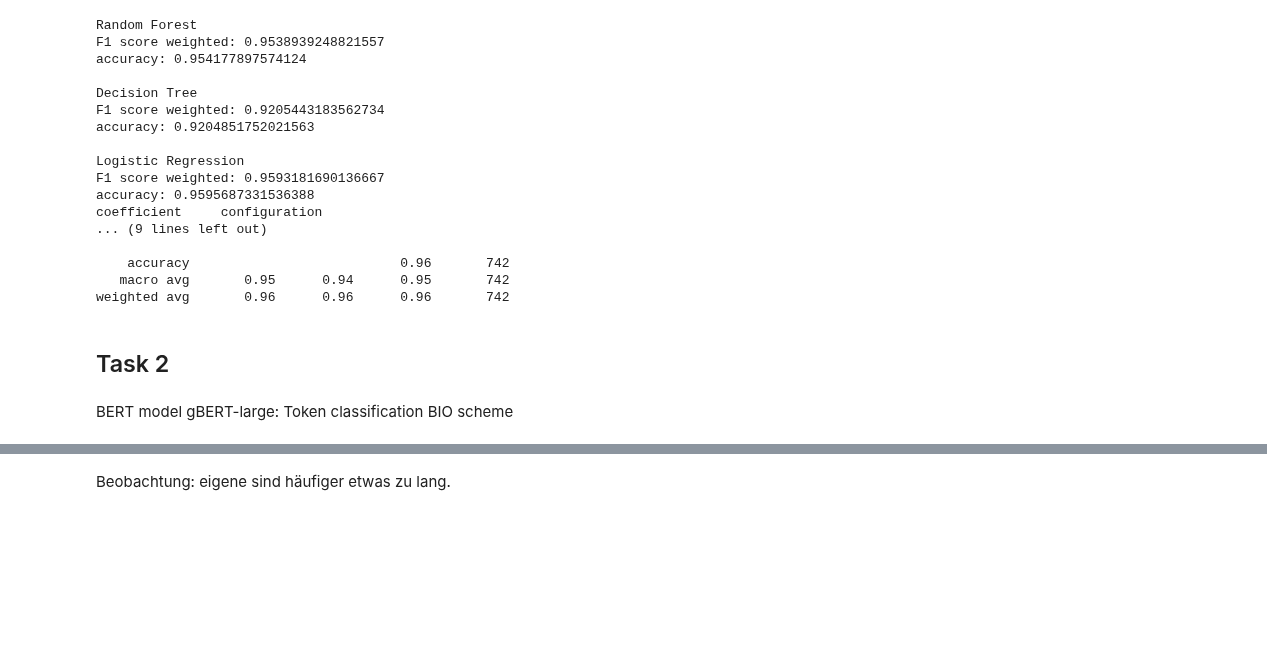
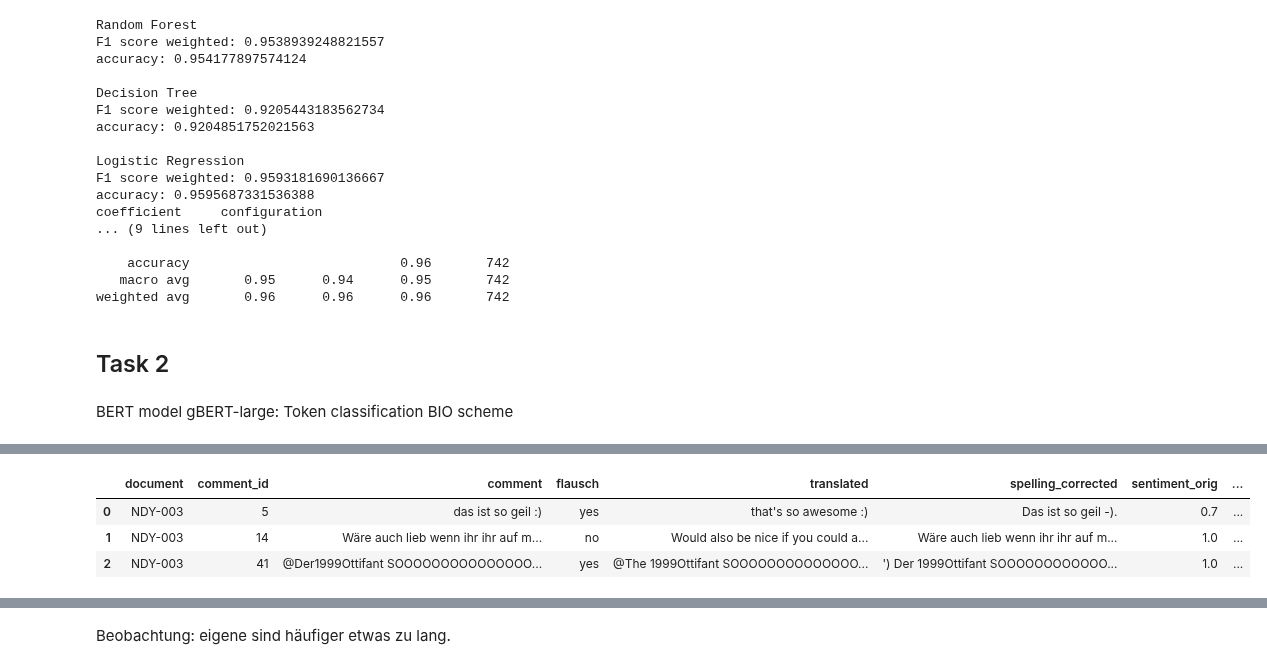
Before and after one commit to WiebkePetersen/GermevalFlausch, a Jupyter notebook: evaluation.ipynb, the cells around one changed output, grey strips where cells are left out. Drawn from its saved outputs; the diff is of its cells as text; code cells hidden in the pictures; blank space fills up the shorter version.

```diff
--- a/evaluation.ipynb
+++ b/evaluation.ipynb
@@ -618,4 +618,11 @@ def output_task2(df):
 df = pd.DataFrame(prediction_dataset)
 out_task2 = output_task2(df)
 make_submission_task2(out_task2, "test_submission_task2_gbert")
+# %%
+df.head(3)
+# %% [output]
+|  | document | comment_id | comment | flausch | translated | spelling_corrected | sentiment_orig | ... |
+| 0 | NDY-003 | 5 | das ist so geil :) | yes | that's so awesome :) | Das ist so geil -). | 0.7 | ... |
+| 1 | NDY-003 | 14 | Wäre auch lieb wenn ihr ihr auf m... | no | Would also be nice if you could a... | Wäre auch lieb wenn ihr ihr auf m... | 1.0 | ... |
+| 2 | NDY-003 | 41 | @Der1999Ottifant SOOOOOOOOOOOOOOO... | yes | @The 1999Ottifant SOOOOOOOOOOOOOO... | ') Der 1999Ottifant SOOOOOOOOOOOO... | 1.0 | ... |
 # %%
```
Also changed, not shown: parts of 14 cells of this notebook.
